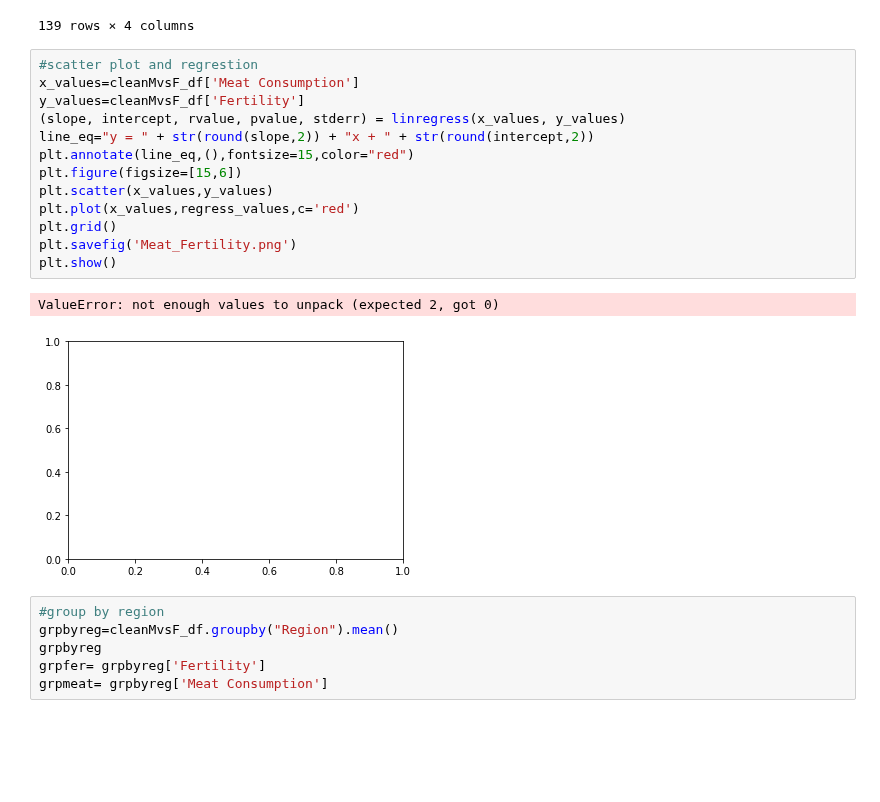
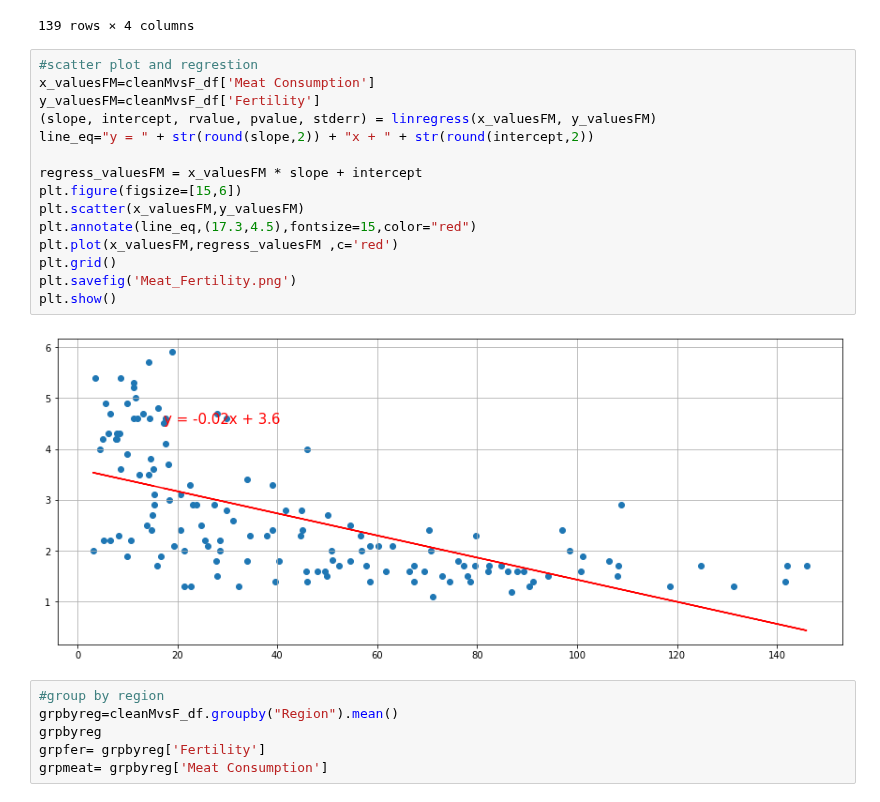
Before and after one commit to ermcgrew/bootcamp_project_one, a Jupyter notebook: data_analysis.ipynb, the cells around one changed output. Drawn from its saved outputs; the diff is of its cells as text; blank space fills up the shorter version.

Commit message:
plots

```diff
--- a/data_analysis.ipynb
+++ b/data_analysis.ipynb
@@ -483,20 +485,21 @@ cleanMvsF_df
 139 rows × 4 columns
 # %%
 #scatter plot and regrestion
-x_values=cleanMvsF_df['Meat Consumption']
-y_values=cleanMvsF_df['Fertility']
-(slope, intercept, rvalue, pvalue, stderr) = linregress(x_values, y_values)
+x_valuesFM=cleanMvsF_df['Meat Consumption']
+y_valuesFM=cleanMvsF_df['Fertility']
+(slope, intercept, rvalue, pvalue, stderr) = linregress(x_valuesFM, y_valuesFM)
 line_eq="y = " + str(round(slope,2)) + "x + " + str(round(intercept,2))
-plt.annotate(line_eq,(),fontsize=15,color="red")
+
+regress_valuesFM = x_valuesFM * slope + intercept
 plt.figure(figsize=[15,6])
-plt.scatter(x_values,y_values)
-plt.plot(x_values,regress_values,c='red')
+plt.scatter(x_valuesFM,y_valuesFM)
+plt.annotate(line_eq,(17.3,4.5),fontsize=15,color="red")
+plt.plot(x_valuesFM,regress_valuesFM ,c='red')
 plt.grid()
 plt.savefig('Meat_Fertility.png')
 plt.show()
 # %% [output]
-ValueError: not enough values to unpack (expected 2, got 0)
-[figure, old version]
+[figure, new version]
 # %%
 #group by region
 grpbyreg=cleanMvsF_df.groupby("Region").mean()
```
Also changed, not shown: parts of 18 cells of this notebook, 5 other files.
